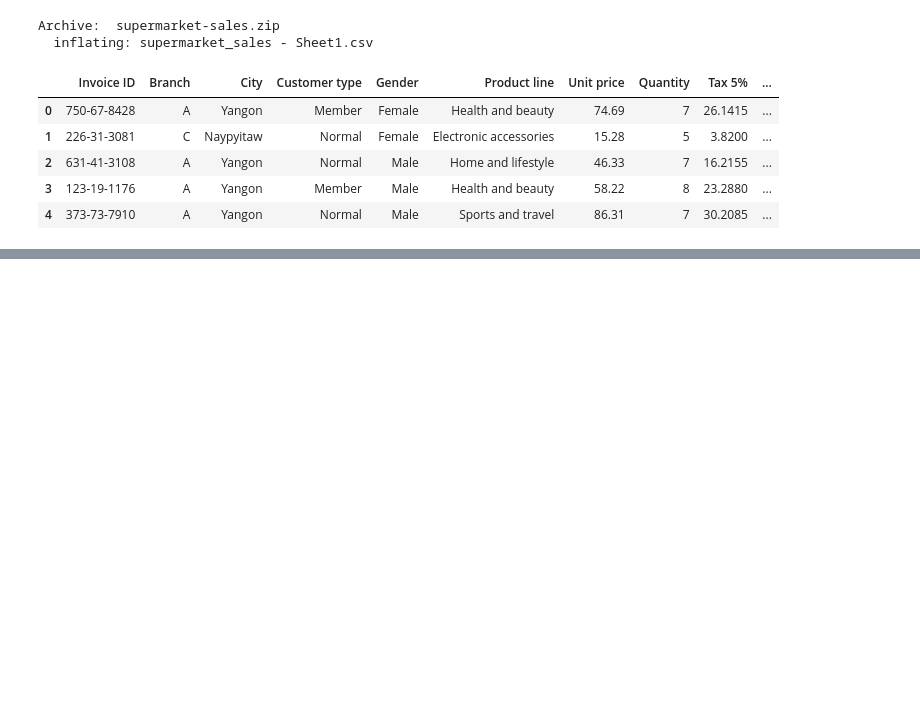
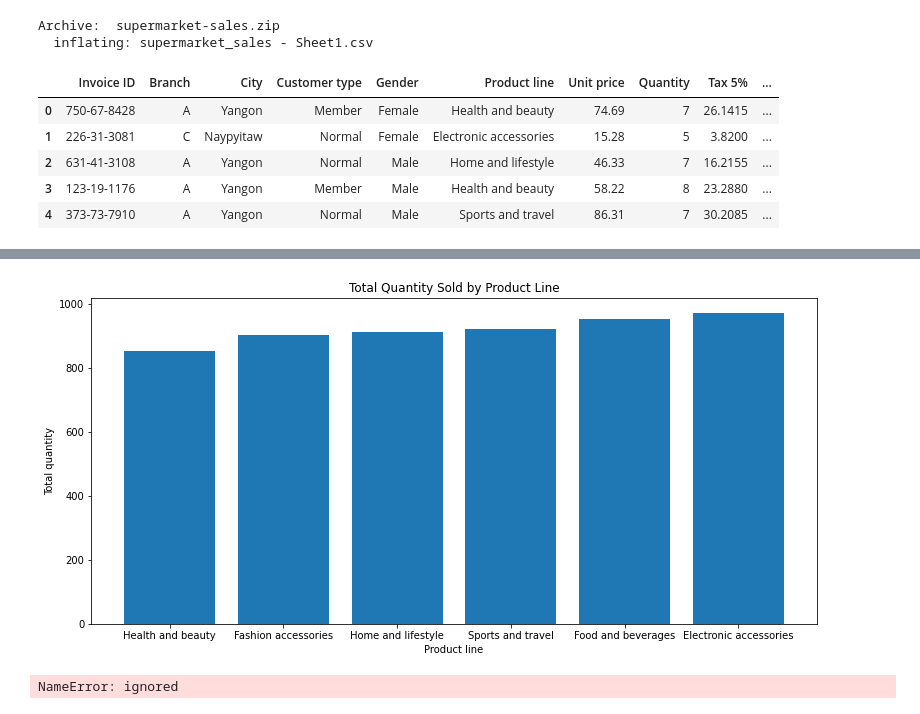
Before and after one commit to chrimeade/UCDPA_chrismeade, a Jupyter notebook: supermarket_data.ipynb, the cells around one changed output, grey strips where cells are left out. Drawn from its saved outputs; the diff is of its cells as text; code cells hidden in the pictures; blank space fills up the shorter version.

```diff
--- a/supermarket_data.ipynb
+++ b/supermarket_data.ipynb
@@ -169,0 +252,16 @@ df3.head()
+# %%
+
+product_totals = df4.groupby('Product line')['Quantity'].sum().sort_values()
+plt.figure(figsize=(13, 6))
+plt.bar(product_totals.index, product_totals.values)
+plt.xlabel('Product line')
+plt.ylabel('Total quantity')
+plt.title('Total Quantity Sold by Product Line')
+plt.show()
+# %% [output]
+[figure, added]
+# %%
+df4['Corrected_Date']= pd.to_datetime(df['Date'])
+df4[['Corrected_Date'.info()]]
+# %% [output]
+NameError: ignored
```
Also changed, not shown: parts of 7 cells of this notebook.
